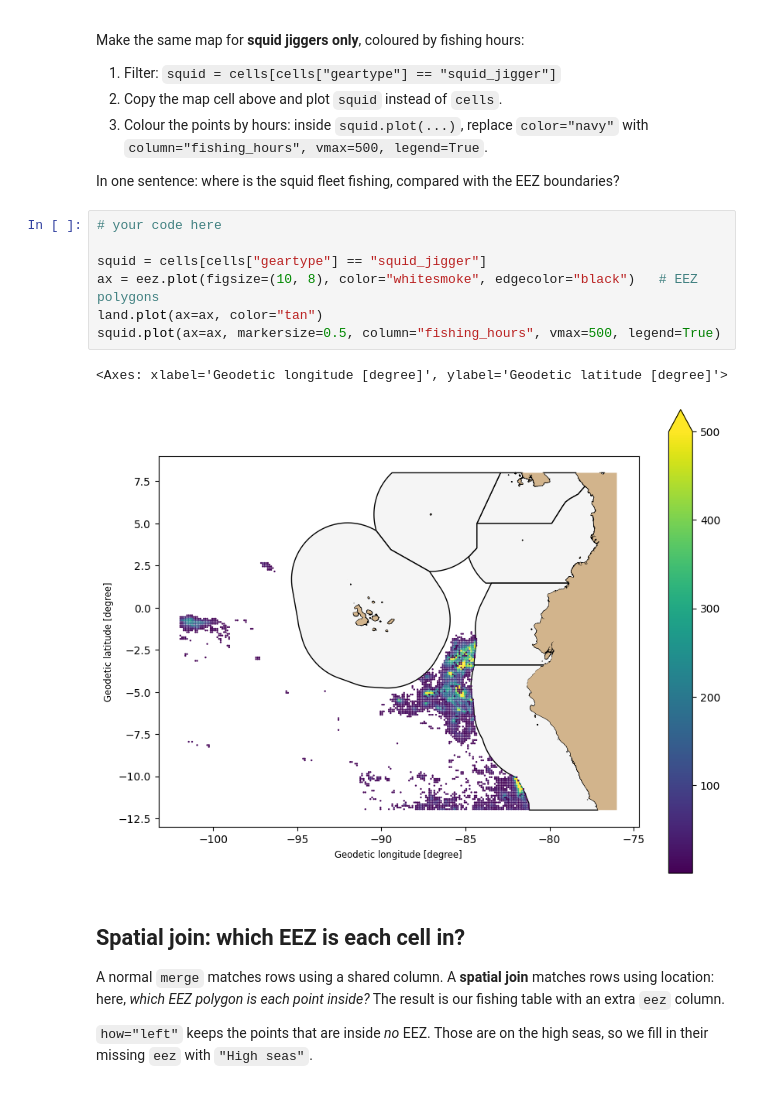
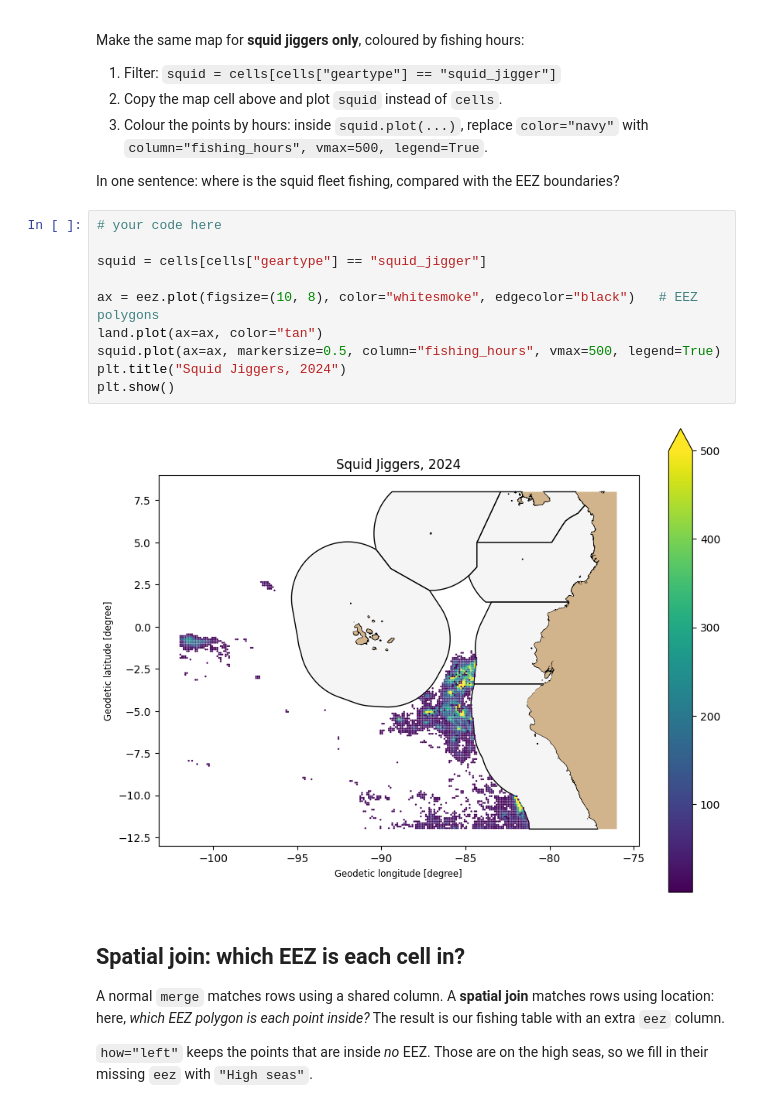
Before and after one commit to annakalee169/QM2, a Jupyter notebook: notebooks/W03. Spatial Data.ipynb, the cells around one changed output. Cells and saved outputs as stored; diff of their text form.

```diff
--- a/notebooks/W03. Spatial Data.ipynb
+++ b/notebooks/W03. Spatial Data.ipynb
@@ -104,13 +104,15 @@ In one sentence: where is the squid fleet fishing, compared with the EEZ boundar
 # %%
 # your code here
 
 squid = cells[cells["geartype"] == "squid_jigger"]
+
 ax = eez.plot(figsize=(10, 8), color="whitesmoke", edgecolor="black")   # EEZ polygons
 land.plot(ax=ax, color="tan")
 squid.plot(ax=ax, markersize=0.5, column="fishing_hours", vmax=500, legend=True)
+plt.title("Squid Jiggers, 2024")
+plt.show()
 # %% [output]
-<Axes: xlabel='Geodetic longitude [degree]', ylabel='Geodetic latitude [degree]'>
-[figure, old version]
+[figure, new version]
 # %% [markdown]
 ## Spatial join: which EEZ is each cell in?
 
```
